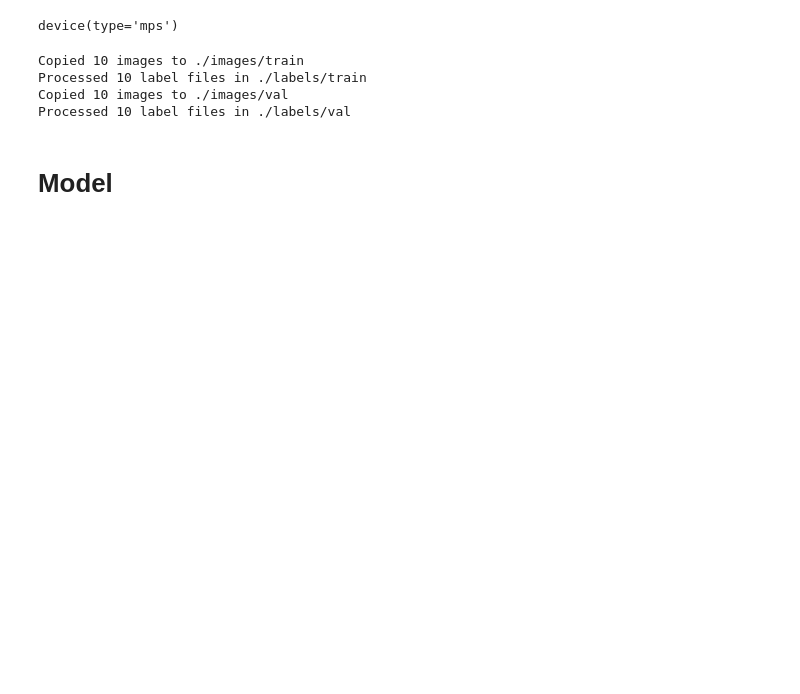
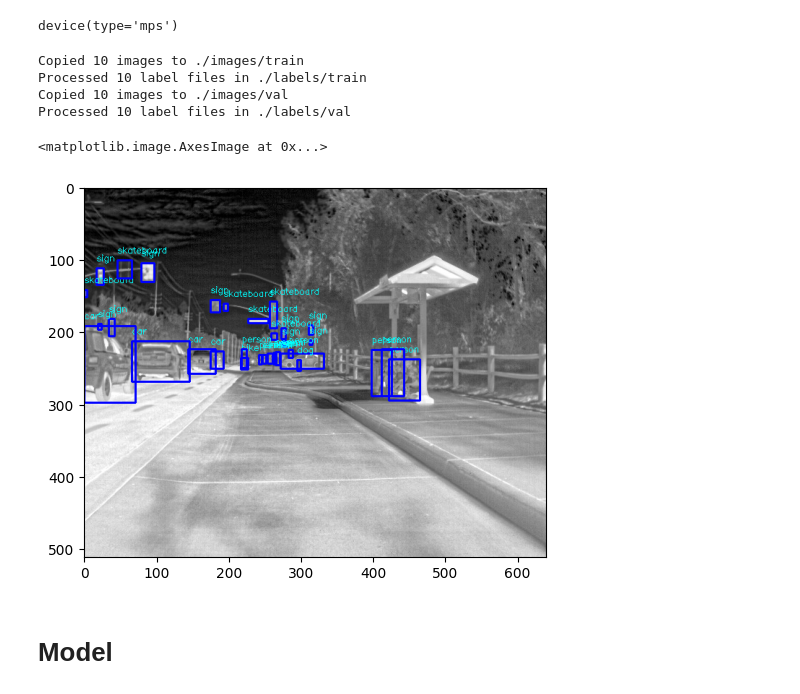
Before and after one commit to Coolguy4123/CPP_AVL_ObjDet, a Jupyter notebook: main.ipynb, the cells around one changed output. Drawn from its saved outputs; the diff is of its cells as text; code cells hidden in the pictures; blank space fills up the shorter version.

Commit message:
Display first training image with labels

```diff
--- a/main.ipynb
+++ b/main.ipynb
@@ -145,22 +145,36 @@ Processed 10 label files in ./labels/val
 # %%
 # Visualizing the first image and annotations
 
-# import cv2
+import cv2
+import yaml
 
-# first_img = cv2.imread('./images/train/' + train_files[0])
-# plt.imshow(cv2.cvtColor(first_img, cv2.COLOR_BGR2RGB))
+with open("config.yml", "r") as f:
+    data_yaml = yaml.safe_load(f)
+class_names = data_yaml["names"]
+# first_img = cv2.imread('./images/train/')
+first_img_path = "./images/train/" + os.listdir("./images/train/")[0]
+first_img = cv2.imread(first_img_path)
 
-# first_img_anot_path = "./labels/train/" + os.listdir("./labels/train/")[0]
+plt.imshow(cv2.cvtColor(first_img, cv2.COLOR_BGR2RGB))
 
-# with open(first_img_anot_path, 'r') as f:
-#     annot = f.readlines()
-#     for cls, xc, yx, w, h in [line.strip().split() for line in annot]:
-#         cv2.rectangle(first_img,
-#                       (int((float(xc) - float(w)/2) * first_img.shape[1]), int((float(yx) - float(h)/2) * first_img.shape[0])),
-#                       (int((float(xc) + float(w)/2) * first_img.shape[1]), int((float(yx) + float(h)/2) * first_img.shape[0])),
-#                       (255, 0, 0), 2)
+first_img_anot_path = "./labels/train/" + os.listdir("./labels/train/")[0]
 
-# plt.imshow(cv2.cvtColor(first_img, cv2.COLOR_BGR2RGB))
+with open(first_img_anot_path, 'r') as f:
+    annot = f.readlines()
+    for cls, xc, yx, w, h in [line.strip().split() for line in annot]:
+        cv2.rectangle(first_img,
+                      (int((float(xc) - float(w)/2) * first_img.shape[1]), int((float(yx) - float(h)/2) * first_img.shape[0])),
+                      (int((float(xc) + float(w)/2) * first_img.shape[1]), int((float(yx) + float(h)/2) * first_img.shape[0])),
+                      (255, 0, 0), 2)
+        label = class_names[int(cls)]
+        cv2.putText(first_img, label,
+                    (int((float(xc) - float(w)/2) * first_img.shape[1]), int((float(yx) - float(h)/2) * first_img.shape[0]) - 10),
+                    cv2.FONT_HERSHEY_SIMPLEX, 0.4, (255, 255, 0), 1)
+
+plt.imshow(cv2.cvtColor(first_img, cv2.COLOR_BGR2RGB))
+# %% [output]
+<matplotlib.image.AxesImage at 0x...>
+[figure, added]
 # %% [markdown]
 # Model
 # %%
```
